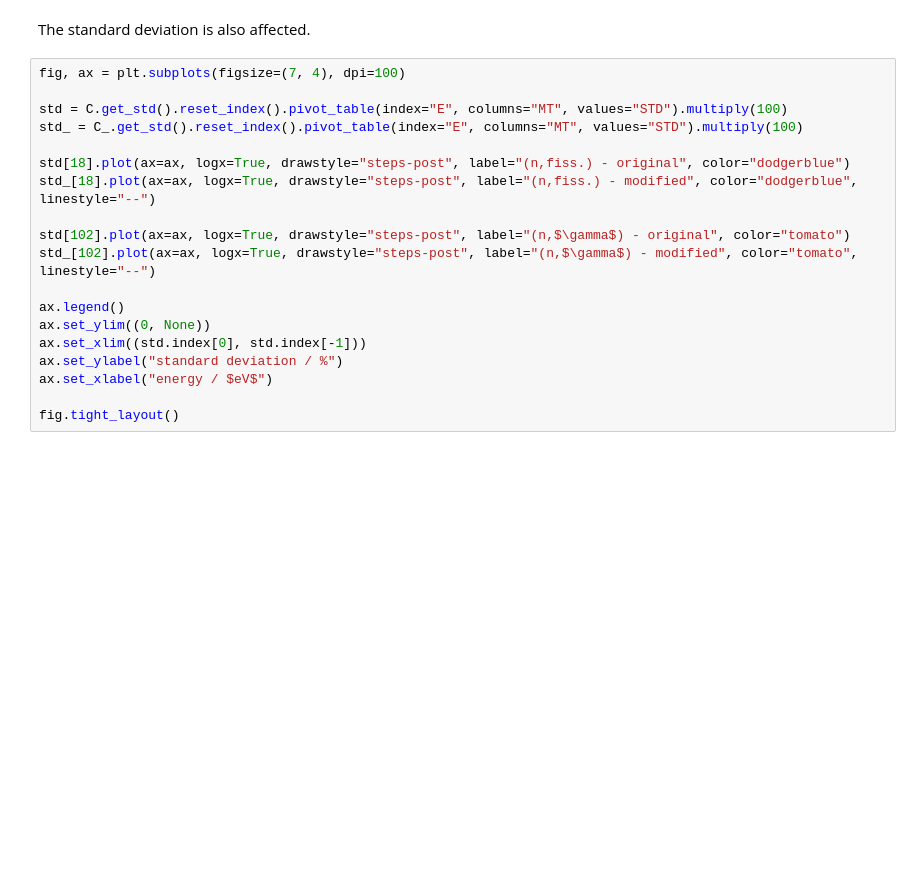
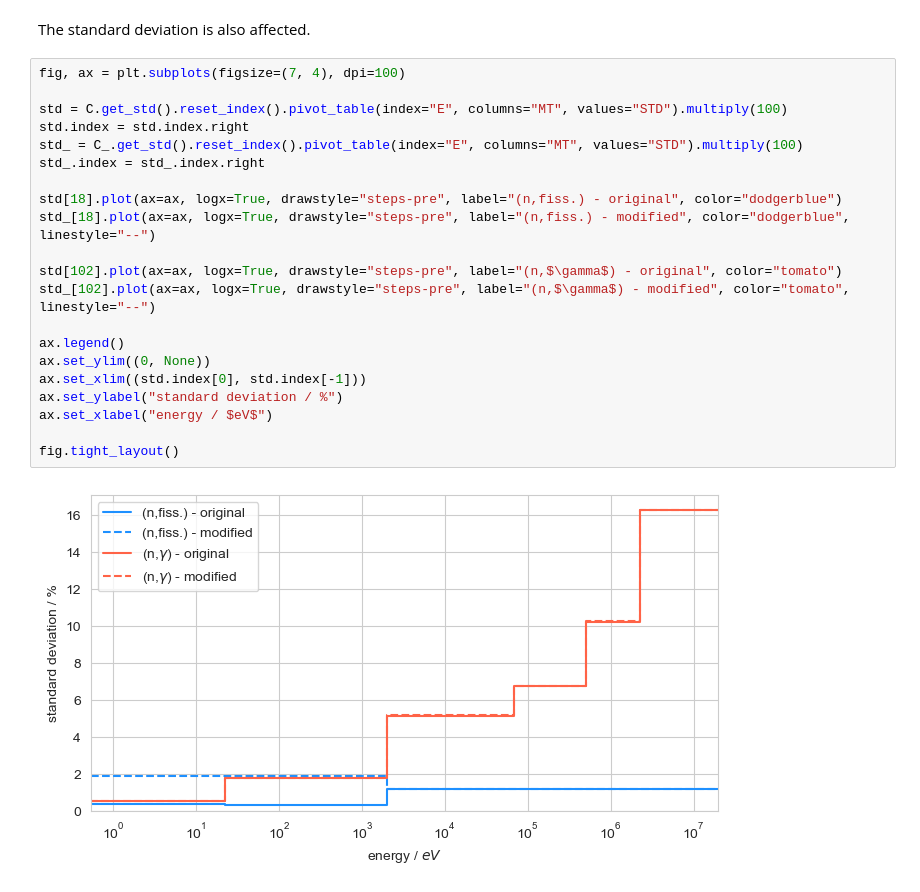
Before and after one commit to luca-fiorito-11/sandy, a Jupyter notebook: notebooks/notebook_truncate_eigenvalues.ipynb, the cells around one changed output. Saved outputs shown, nothing was run; the diff lists cells and outputs as text; blank space fills up the shorter version.

```diff
--- a/notebooks/notebook_truncate_eigenvalues.ipynb
+++ b/notebooks/notebook_truncate_eigenvalues.ipynb
@@ -96,19 +100,23 @@ The standard deviation is also affected.
 # %%
 fig, ax = plt.subplots(figsize=(7, 4), dpi=100)
 
 std = C.get_std().reset_index().pivot_table(index="E", columns="MT", values="STD").multiply(100)
+std.index = std.index.right
 std_ = C_.get_std().reset_index().pivot_table(index="E", columns="MT", values="STD").multiply(100)
+std_.index = std_.index.right
 
-std[18].plot(ax=ax, logx=True, drawstyle="steps-post", label="(n,fiss.) - original", color="dodgerblue")
-std_[18].plot(ax=ax, logx=True, drawstyle="steps-post", label="(n,fiss.) - modified", color="dodgerblue", linestyle="--")
+std[18].plot(ax=ax, logx=True, drawstyle="steps-pre", label="(n,fiss.) - original", color="dodgerblue")
+std_[18].plot(ax=ax, logx=True, drawstyle="steps-pre", label="(n,fiss.) - modified", color="dodgerblue", linestyle="--")
 
-std[102].plot(ax=ax, logx=True, drawstyle="steps-post", label="(n,$\gamma$) - original", color="tomato")
-std_[102].plot(ax=ax, logx=True, drawstyle="steps-post", label="(n,$\gamma$) - modified", color="tomato", linestyle="--")
+std[102].plot(ax=ax, logx=True, drawstyle="steps-pre", label="(n,$\gamma$) - original", color="tomato")
+std_[102].plot(ax=ax, logx=True, drawstyle="steps-pre", label="(n,$\gamma$) - modified", color="tomato", linestyle="--")
 
 ax.legend()
 ax.set_ylim((0, None))
 ax.set_xlim((std.index[0], std.index[-1]))
 ax.set_ylabel("standard deviation / %")
 ax.set_xlabel("energy / $eV$")
 
 fig.tight_layout()
+# %% [output]
+[figure, added]
```
Also changed, not shown: parts of 2 cells of this notebook.
